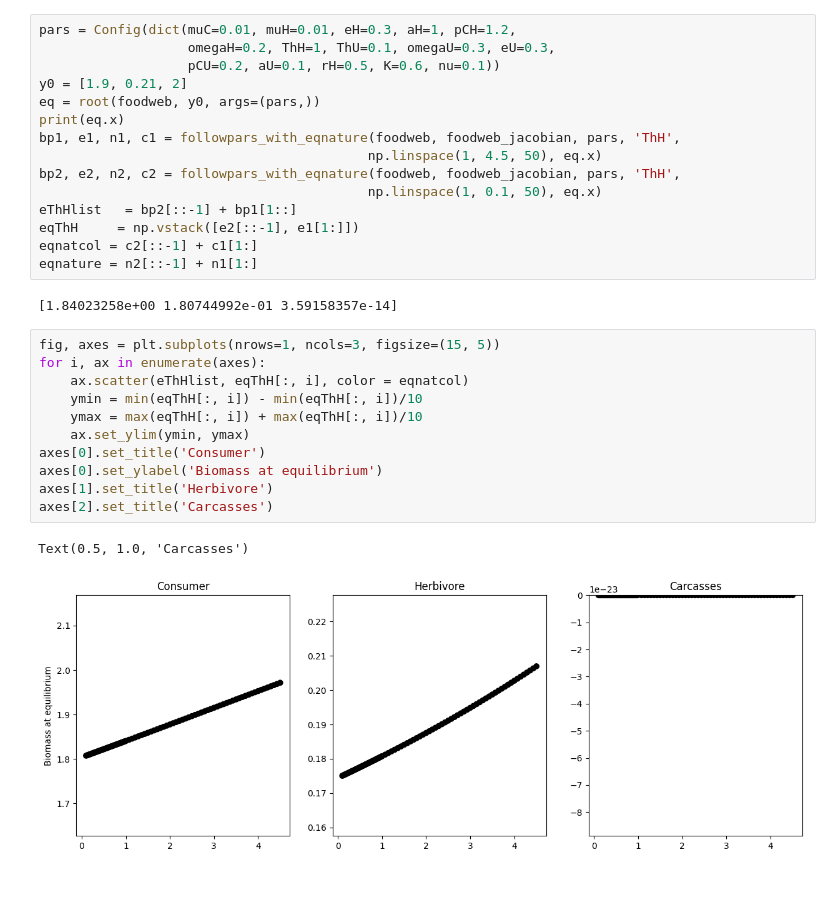
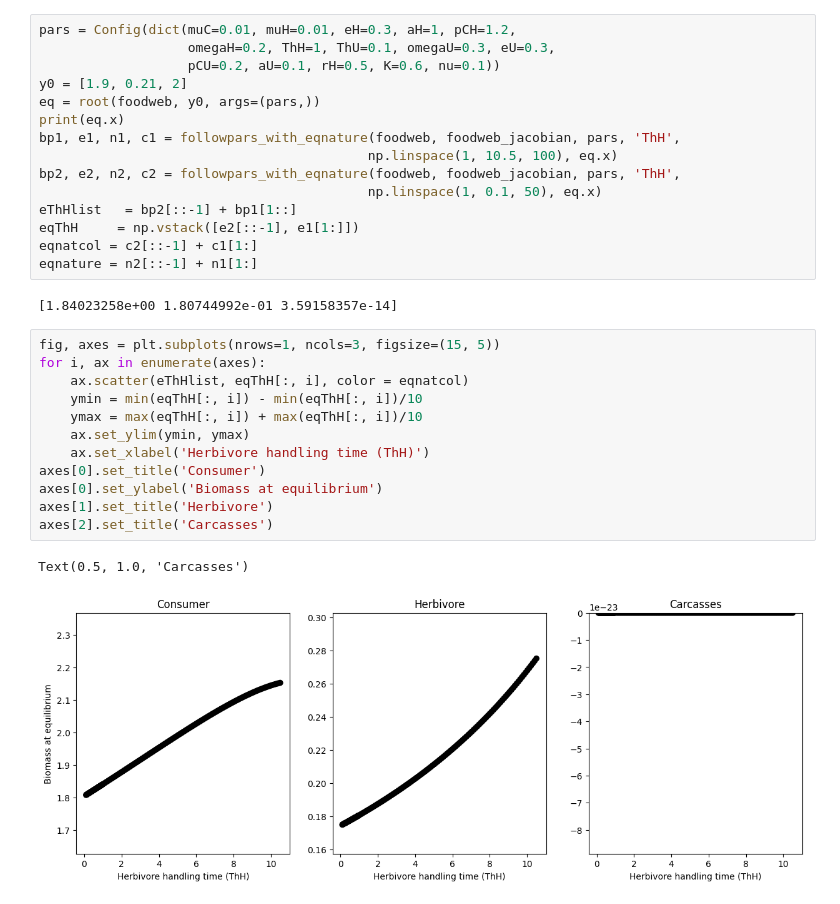
Before and after one commit to linh-phuong/pulsation, a Jupyter notebook: toymodels/toymodel1.ipynb, the cells around one changed output. Cells and saved outputs as stored; diff of their text form.

```diff
--- a/toymodels/toymodel1.ipynb
+++ b/toymodels/toymodel1.ipynb
@@ -140,7 +200,7 @@ y0 = [1.9, 0.21, 2]
 eq = root(foodweb, y0, args=(pars,))
 print(eq.x)
 bp1, e1, n1, c1 = followpars_with_eqnature(foodweb, foodweb_jacobian, pars, 'ThH',
-                                          np.linspace(1, 4.5, 50), eq.x)
+                                          np.linspace(1, 10.5, 100), eq.x)
 bp2, e2, n2, c2 = followpars_with_eqnature(foodweb, foodweb_jacobian, pars, 'ThH',
                                           np.linspace(1, 0.1, 50), eq.x)
 eThHlist   = bp2[::-1] + bp1[1::]
@@ -152,14 +212,15 @@ eqnature = n2[::-1] + n1[1:]
 # %%
 fig, axes = plt.subplots(nrows=1, ncols=3, figsize=(15, 5))
 for i, ax in enumerate(axes):
     ax.scatter(eThHlist, eqThH[:, i], color = eqnatcol)
     ymin = min(eqThH[:, i]) - min(eqThH[:, i])/10
     ymax = max(eqThH[:, i]) + max(eqThH[:, i])/10
     ax.set_ylim(ymin, ymax)
+    ax.set_xlabel('Herbivore handling time (ThH)')
 axes[0].set_title('Consumer')
 axes[0].set_ylabel('Biomass at equilibrium')
 axes[1].set_title('Herbivore')
 axes[2].set_title('Carcasses')
 # %% [output]
 Text(0.5, 1.0, 'Carcasses')
-[figure, old version]
+[figure, new version]
```
Also changed, not shown: parts of 19 cells of this notebook, 4 other files.
